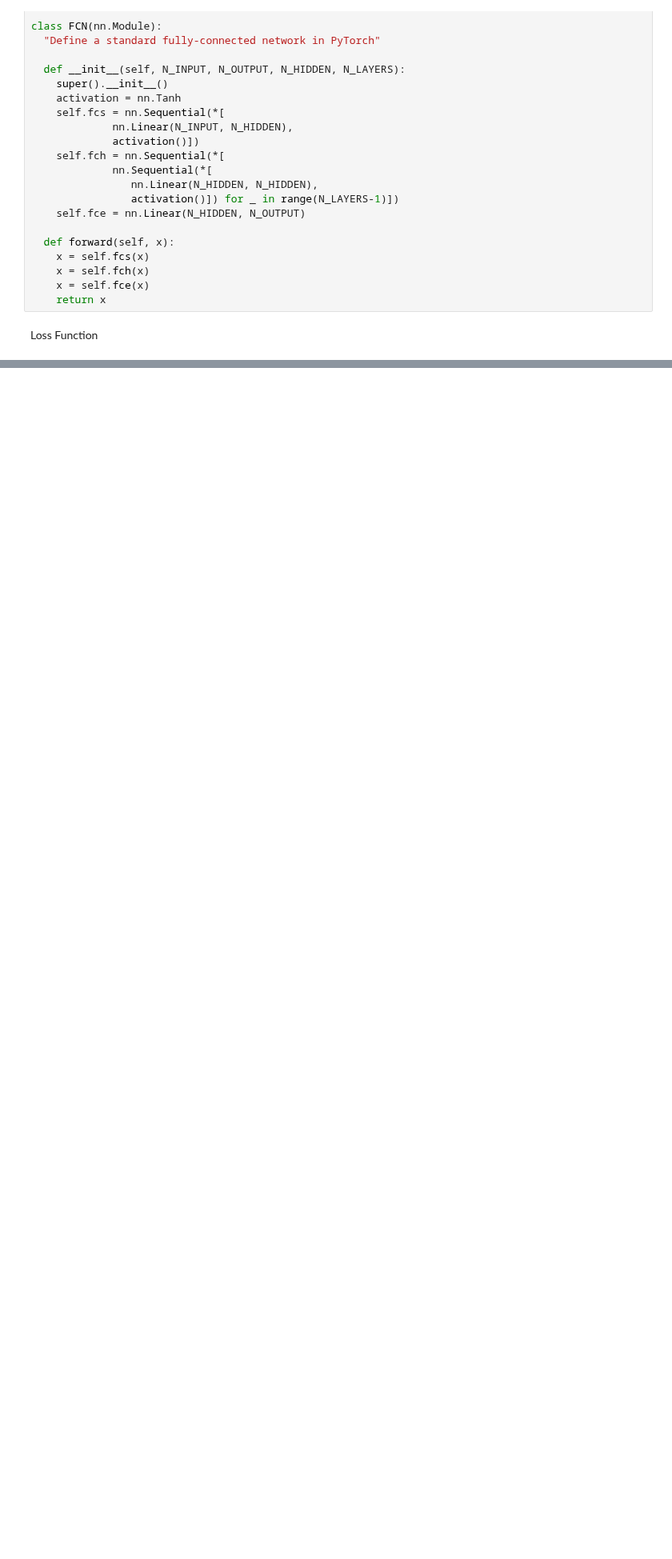
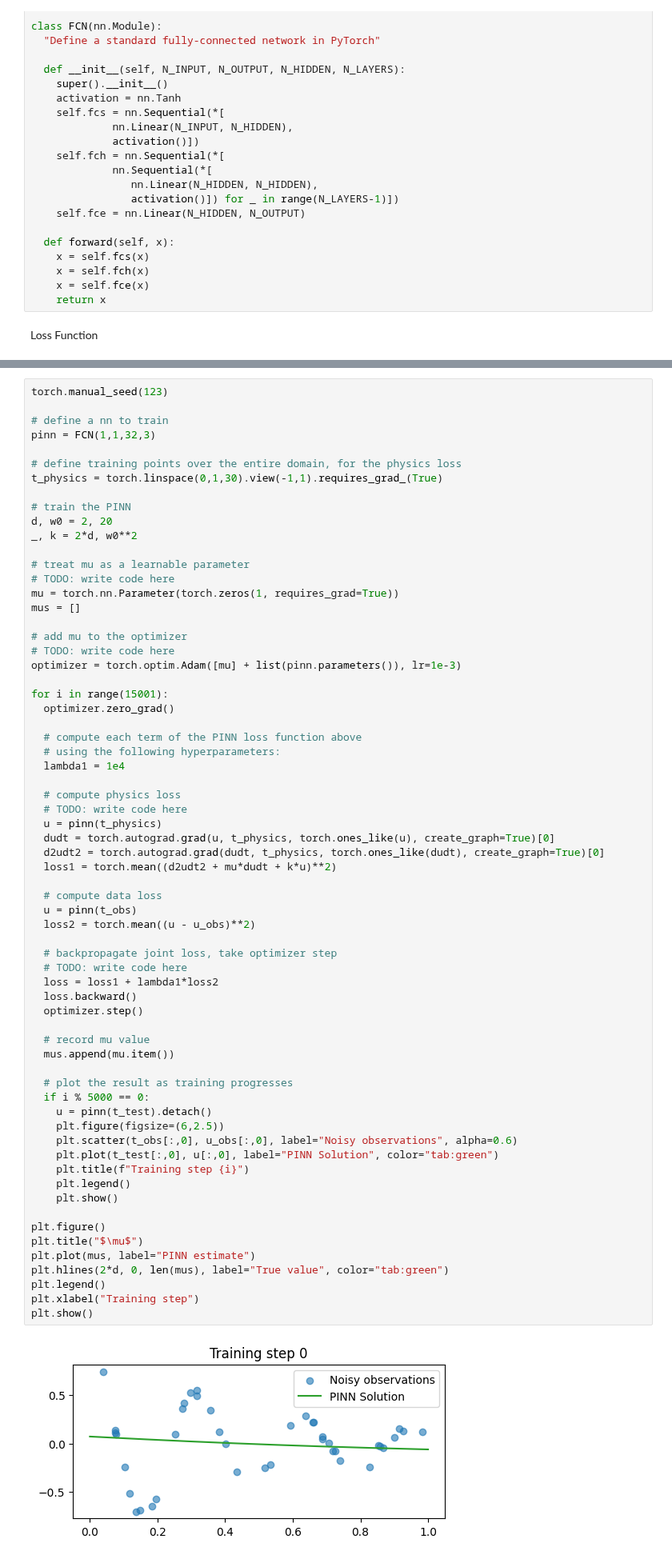
Before and after one commit to TAKE-JP-17/Pytorch, a Jupyter notebook: oscillator.ipynb, the cells around one changed output, grey strips where cells are left out. Shown at 80% size. Saved outputs shown, nothing was run; the diff lists cells and outputs as text; blank space fills up the shorter version.

```diff
--- a/oscillator.ipynb
+++ b/oscillator.ipynb
@@ -104,0 +127,68 @@ for i in range(15001):
+# %%
+torch.manual_seed(123)
+
+# define a nn to train
+pinn = FCN(1,1,32,3)
+
+# define training points over the entire domain, for the physics loss
+t_physics = torch.linspace(0,1,30).view(-1,1).requires_grad_(True)
+
+# train the PINN
+d, w0 = 2, 20
+_, k = 2*d, w0**2
+
+# treat mu as a learnable parameter
+# TODO: write code here
+mu = torch.nn.Parameter(torch.zeros(1, requires_grad=True))
+mus = []
+
+# add mu to the optimizer
+# TODO: write code here
+optimizer = torch.optim.Adam([mu] + list(pinn.parameters()), lr=1e-3)
+
+for i in range(15001):
+  optimizer.zero_grad()
+
+  # compute each term of the PINN loss function above
+  # using the following hyperparameters:
+  lambda1 = 1e4
+
+  # compute physics loss
+  # TODO: write code here
+  u = pinn(t_physics)
+  dudt = torch.autograd.grad(u, t_physics, torch.ones_like(u), create_graph=True)[0]
+  d2udt2 = torch.autograd.grad(dudt, t_physics, torch.ones_like(dudt), create_graph=True)[0]
+  loss1 = torch.mean((d2udt2 + mu*dudt + k*u)**2)
+
+  # compute data loss
+  u = pinn(t_obs)
+  loss2 = torch.mean((u - u_obs)**2)
+
+  # backpropagate joint loss, take optimizer step
+  # TODO: write code here
+  loss = loss1 + lambda1*loss2
+  loss.backward()
+  optimizer.step()
+
+  # record mu value
+  mus.append(mu.item())
+
+  # plot the result as training progresses
+  if i % 5000 == 0:
+    u = pinn(t_test).detach()
+    plt.figure(figsize=(6,2.5))
+    plt.scatter(t_obs[:,0], u_obs[:,0], label="Noisy observations", alpha=0.6)
+    plt.plot(t_test[:,0], u[:,0], label="PINN Solution", color="tab:green")
+    plt.title(f"Training step {i}")
+    plt.legend()
+    plt.show()
+
+plt.figure()
+plt.title("$\mu$")
+plt.plot(mus, label="PINN estimate")
+plt.hlines(2*d, 0, len(mus), label="True value", color="tab:green")
+plt.legend()
+plt.xlabel("Training step")
+plt.show()
+# %% [output]
+[figure, added]
```
Also changed, not shown: parts of 3 cells of this notebook.
